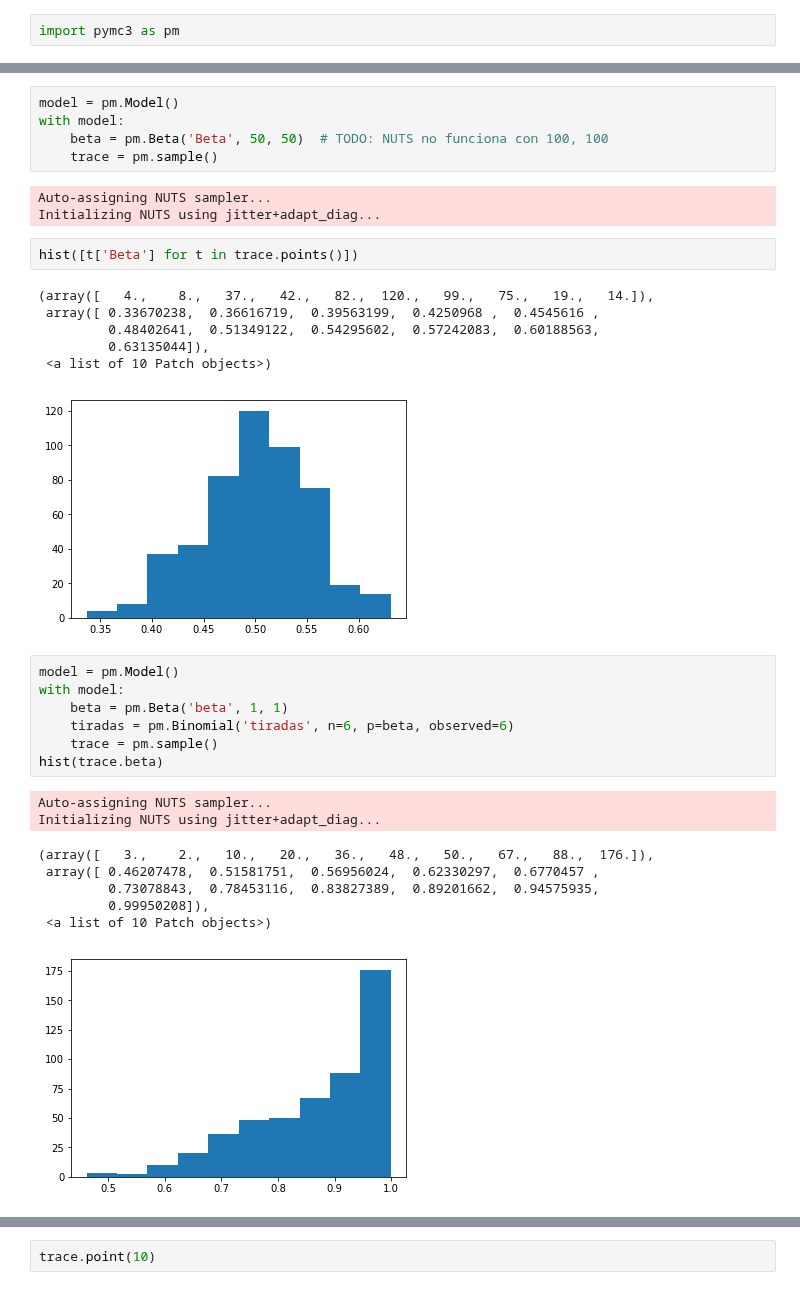
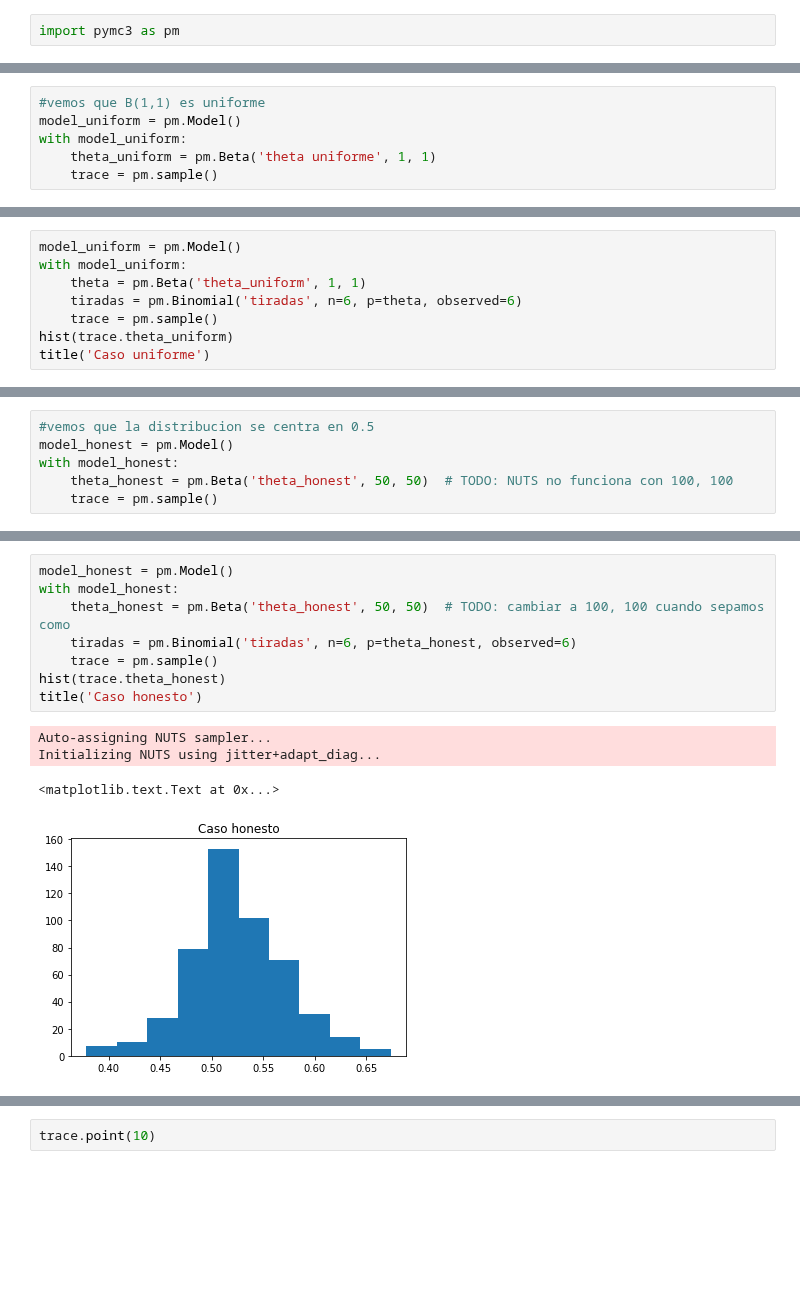
Before and after one commit to m2march/ciencia_datos, a Jupyter notebook: tp5/tp5.ipynb, the cells around one changed output, grey strips where cells are left out. Saved outputs shown, nothing was run; the diff lists cells and outputs as text; blank space fills up the shorter version.

```diff
--- a/tp5/tp5.ipynb
+++ b/tp5/tp5.ipynb
@@ -21,0 +16,6 @@ Initializing NUTS using jitter+adapt_diag...
+# %%
+#vemos que B(1,1) es uniforme
+model_uniform = pm.Model()
+with model_uniform:
+    theta_uniform = pm.Beta('theta uniforme', 1, 1)
+    trace = pm.sample()
@@ -21,0 +35,8 @@ Initializing NUTS using jitter+adapt_diag...
+# %%
+model_uniform = pm.Model()
+with model_uniform:
+    theta = pm.Beta('theta_uniform', 1, 1)
+    tiradas = pm.Binomial('tiradas', n=6, p=theta, observed=6)
+    trace = pm.sample()
+hist(trace.theta_uniform)
+title('Caso uniforme')
@@ -21,0 +56,6 @@ Initializing NUTS using jitter+adapt_diag...
+# %%
+#vemos que la distribucion se centra en 0.5
+model_honest = pm.Model()
+with model_honest:
+    theta_honest = pm.Beta('theta_honest', 50, 50)  # TODO: NUTS no funciona con 100, 100
+    trace = pm.sample()
@@ -31,33 +74,13 @@ hist([t['Beta'] for t in trace.points()])
-# %%
-model = pm.Model()
-with model:
-    beta = pm.Beta('Beta', 50, 50)  # TODO: NUTS no funciona con 100, 100
-    trace = pm.sample()
-# %% [output]
-Auto-assigning NUTS sampler...
-Initializing NUTS using jitter+adapt_diag...
-# %%
-hist([t['Beta'] for t in trace.points()])
-# %% [output]
-(array([   4.,    8.,   37.,   42.,   82.,  120.,   99.,   75.,   19.,   14.]),
- array([ 0.33670238,  0.36616719,  0.39563199,  0.4250968 ,  0.4545616 ,
-         0.48402641,  0.51349122,  0.54295602,  0.57242083,  0.60188563,
-         0.63135044]),
- <a list of 10 Patch objects>)
-[figure, removed]
 # %%
-model = pm.Model()
-with model:
-    beta = pm.Beta('beta', 1, 1)
-    tiradas = pm.Binomial('tiradas', n=6, p=beta, observed=6)
+model_honest = pm.Model()
+with model_honest:
+    theta_honest = pm.Beta('theta_honest', 50, 50)  # TODO: cambiar a 100, 100 cuando sepamos como
+    tiradas = pm.Binomial('tiradas', n=6, p=theta_honest, observed=6)
     trace = pm.sample()
-hist(trace.beta)
+hist(trace.theta_honest)
+title('Caso honesto')
 # %% [output]
 Auto-assigning NUTS sampler...
 Initializing NUTS using jitter+adapt_diag...
-(array([   3.,    2.,   10.,   20.,   36.,   48.,   50.,   67.,   88.,  176.]),
- array([ 0.46207478,  0.51581751,  0.56956024,  0.62330297,  0.6770457 ,
-         0.73078843,  0.78453116,  0.83827389,  0.89201662,  0.94575935,
-         0.99950208]),
- <a list of 10 Patch objects>)
+<matplotlib.text.Text at 0x...>
-[figure, old version]
+[figure, new version]
```
Also changed, not shown: parts of 46 cells of this notebook.
